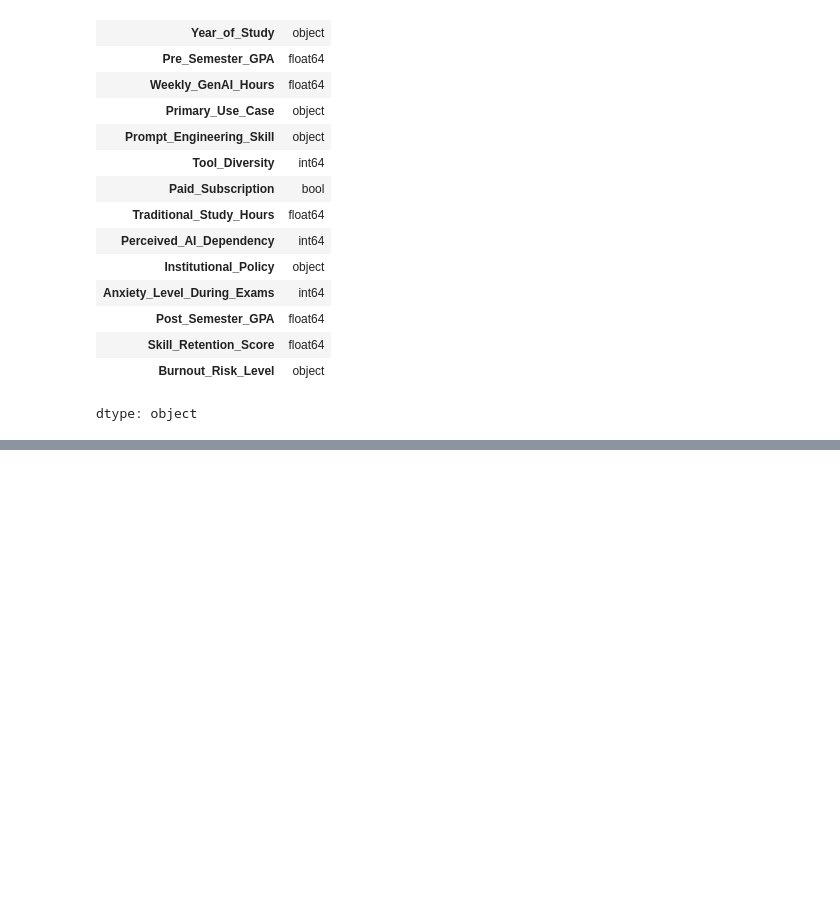
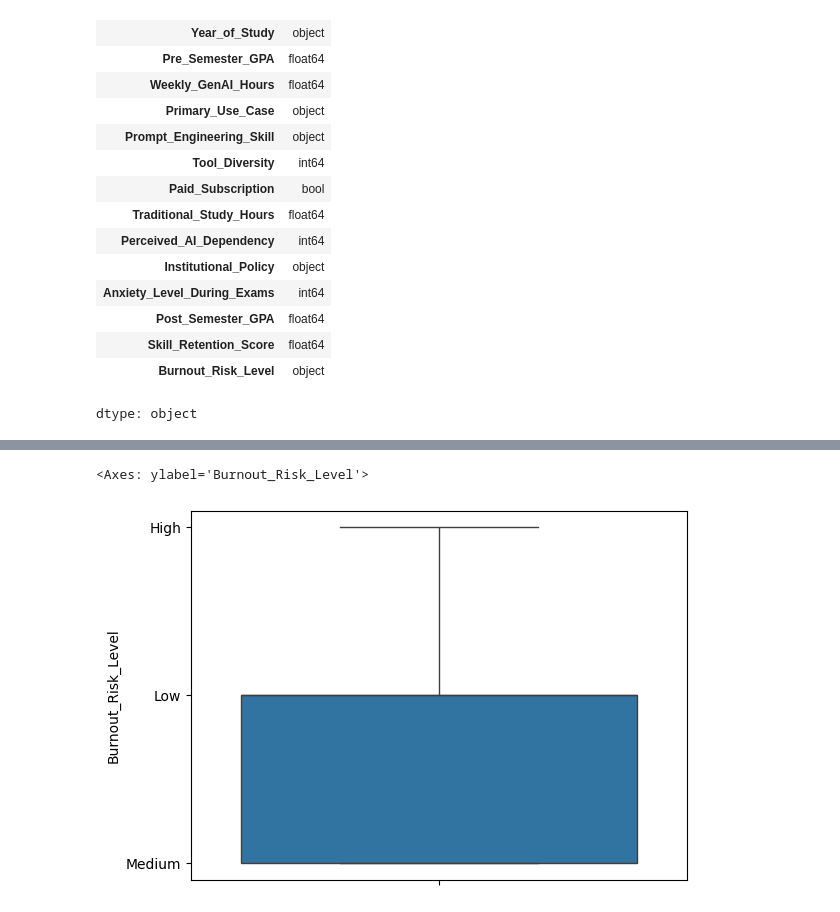
Before and after one commit to Shambhuraje1919/Machine_Learning_Paractice, a Jupyter notebook: AI_Vs_Student_.ipynb, the cells around one changed output, grey strips where cells are left out. Saved outputs shown, nothing was run; the diff lists cells and outputs as text; code cells hidden in the pictures; blank space fills up the shorter version.

```diff
--- a/AI_Vs_Student_.ipynb
+++ b/AI_Vs_Student_.ipynb
@@ -106,0 +127,5 @@ dtype: object
+# %%
+sb.boxplot(dp['Burnout_Risk_Level'])
+# %% [output]
+<Axes: ylabel='Burnout_Risk_Level'>
+[figure, added]
```
Also changed, not shown: parts of 10 cells of this notebook.
